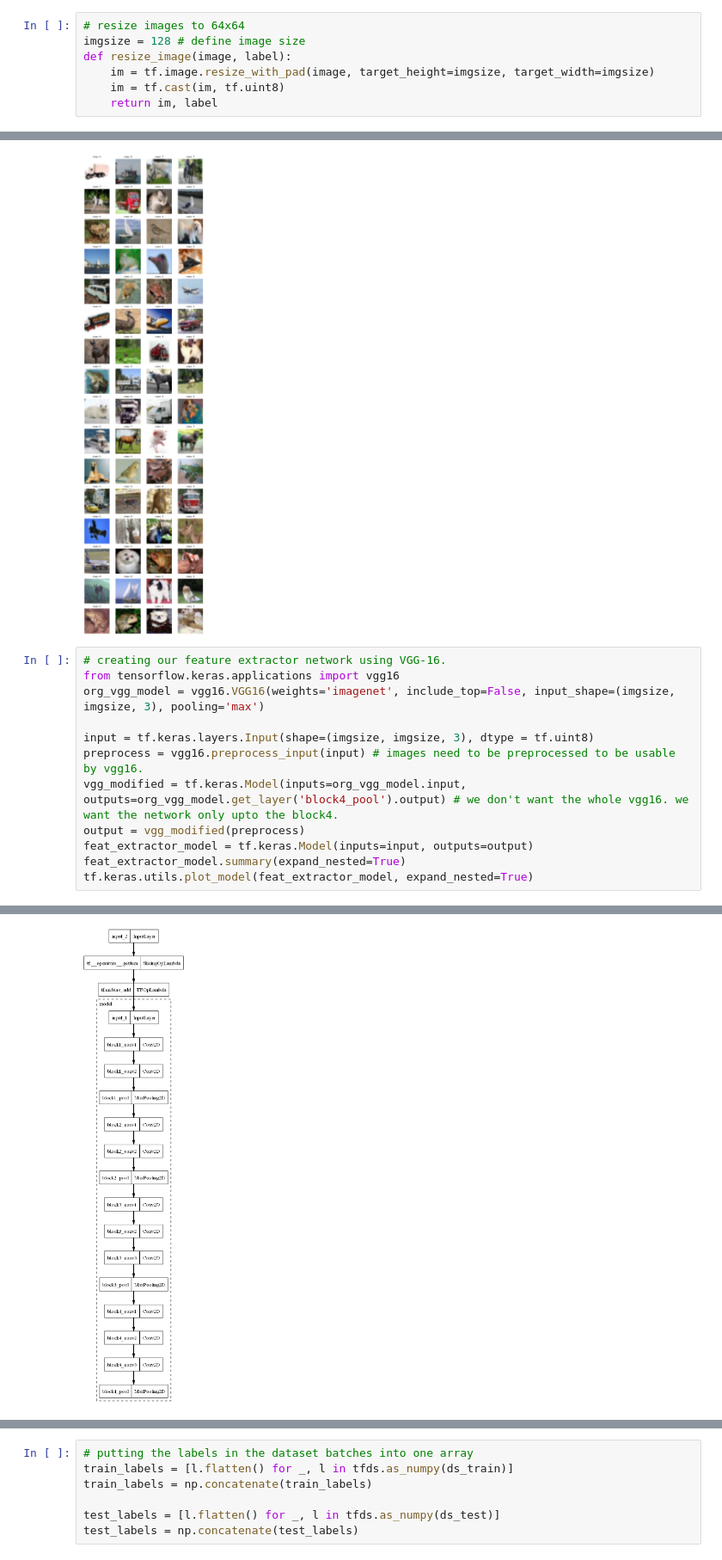
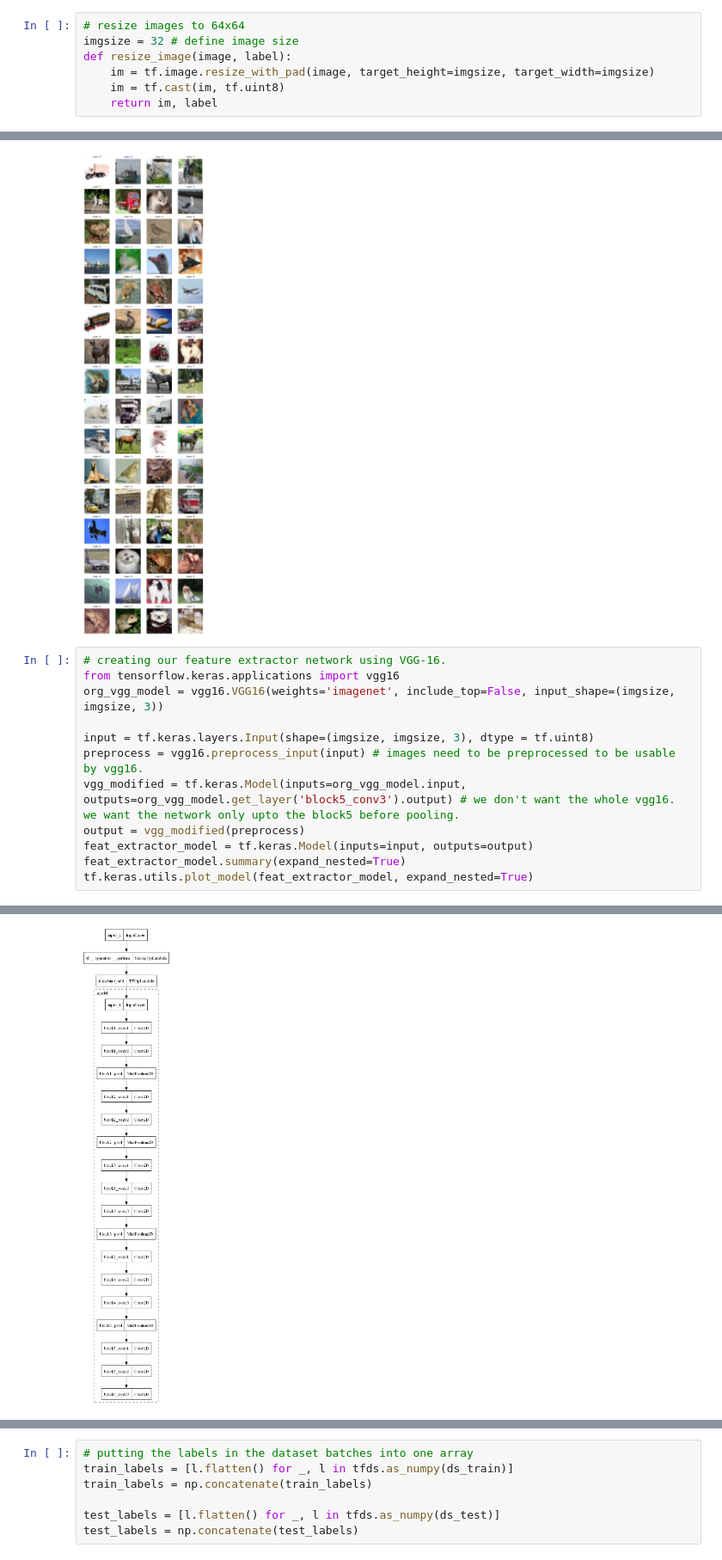
Before and after one commit to hmralavi/ML-Tensorflow, a Jupyter notebook: Transfer Learning/001_vgg_rf_cifar10.ipynb, the cells around one changed output, grey strips where cells are left out. Shown: that part at 86% size. Cells and saved outputs as stored; diff of their text form.

```diff
--- a/Transfer Learning/001_vgg_rf_cifar10.ipynb
+++ b/Transfer Learning/001_vgg_rf_cifar10.ipynb
@@ -36,7 +36,7 @@ def load_dataset():
     return ds_train, ds_test, ds_info
 # %%
 # resize images to 64x64
-imgsize = 128 # define image size
+imgsize = 32 # define image size
 def resize_image(image, label):
     im = tf.image.resize_with_pad(image, target_height=imgsize, target_width=imgsize)
     im = tf.cast(im, tf.uint8)
@@ -130,11 +130,11 @@ Plotting batch 0...
 # %%
 # creating our feature extractor network using VGG-16.
 from tensorflow.keras.applications import vgg16
-org_vgg_model = vgg16.VGG16(weights='imagenet', include_top=False, input_shape=(imgsize, imgsize, 3), pooling='max')
+org_vgg_model = vgg16.VGG16(weights='imagenet', include_top=False, input_shape=(imgsize, imgsize, 3))
 
 input = tf.keras.layers.Input(shape=(imgsize, imgsize, 3), dtype = tf.uint8)
 preprocess = vgg16.preprocess_input(input) # images need to be preprocessed to be usable by vgg16.
-vgg_modified = tf.keras.Model(inputs=org_vgg_model.input, outputs=org_vgg_model.get_layer('block4_pool').output) # we don't want the whole vgg16. we want the network only upto the block4.
+vgg_modified = tf.keras.Model(inputs=org_vgg_model.input, outputs=org_vgg_model.get_layer('block5_conv3').output) # we don't want the whole vgg16. we want the network only upto the block5 before pooling.
 output = vgg_modified(preprocess)
 feat_extractor_model = tf.keras.Model(inputs=input, outputs=output)
 feat_extractor_model.summary(expand_nested=True)
@@ -158,6 +158,6 @@ Trainable params: 7,635,264
 Non-trainable params: 0
 _________________________________________________________________
-[figure, old version]
+[figure, new version]
 # %%
 # extract the features on the training and testing datasets
 train_features = feat_extractor_model.predict(ds_train)
```
Also changed, not shown: parts of 3 cells of this notebook, 1 other file.
